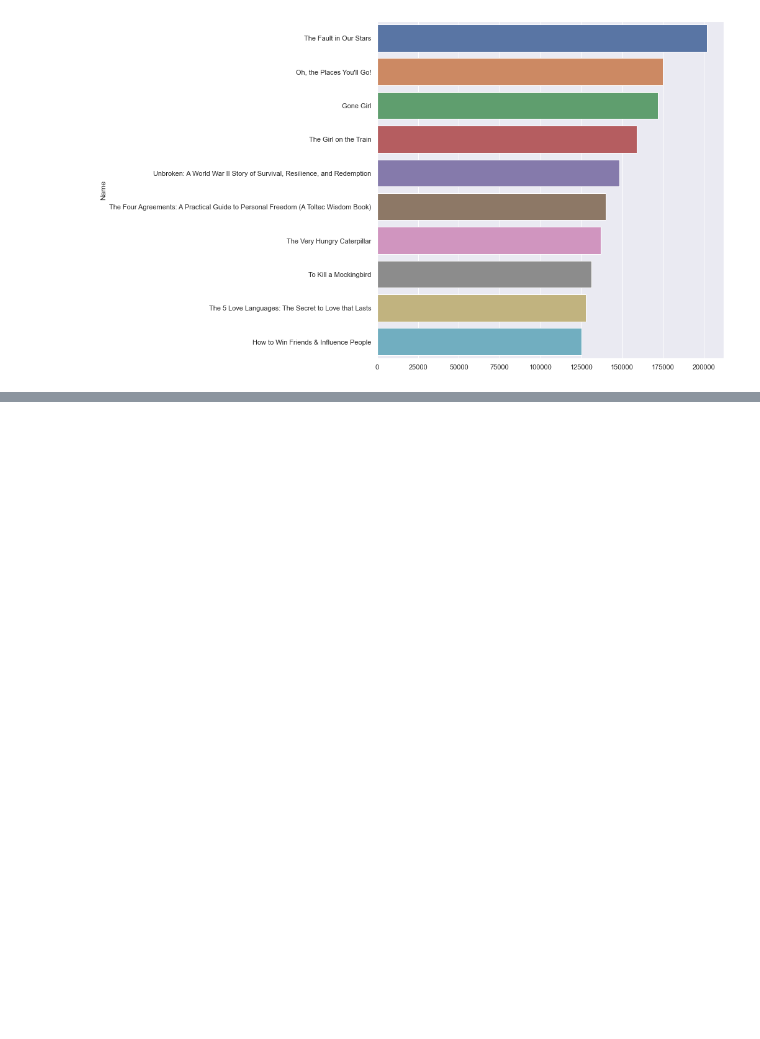
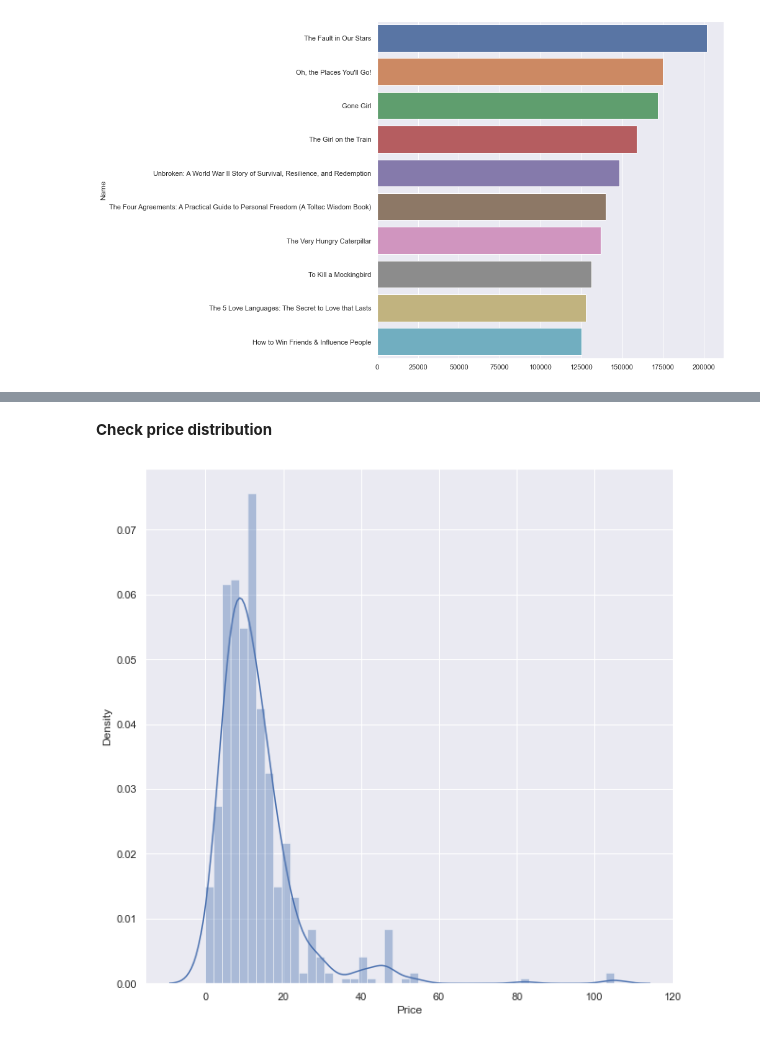
Before and after one commit to johanne-r/DataViz, a Jupyter notebook: Amazon Best Selling Books - DataViz.ipynb, the cells around one changed output, grey strips where cells are left out. Cells and saved outputs as stored; diff of their text form; code cells hidden in the pictures; blank space fills up the shorter version.

```diff
--- a/Amazon Best Selling Books - DataViz.ipynb
+++ b/Amazon Best Selling Books - DataViz.ipynb
@@ -116,0 +123,7 @@ sns.barplot(x.values, x.index);
+# %% [markdown]
+**Check price distribution**
+# %%
+plt.figure(figsize=(10,10))
+sns.distplot(data["Price"]);
+# %% [output]
+[figure, added]
```
Also changed, not shown: parts of 2 cells of this notebook.
